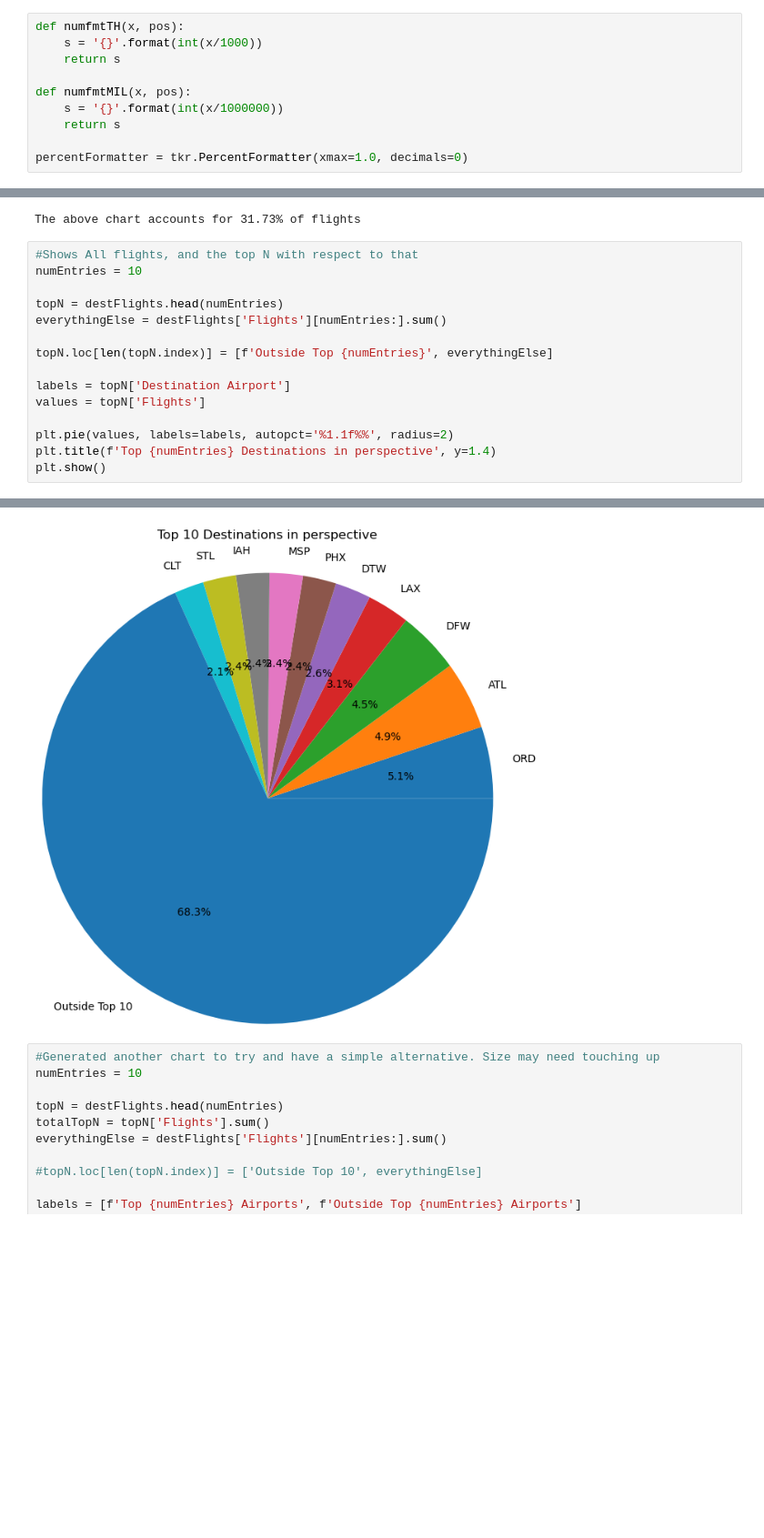
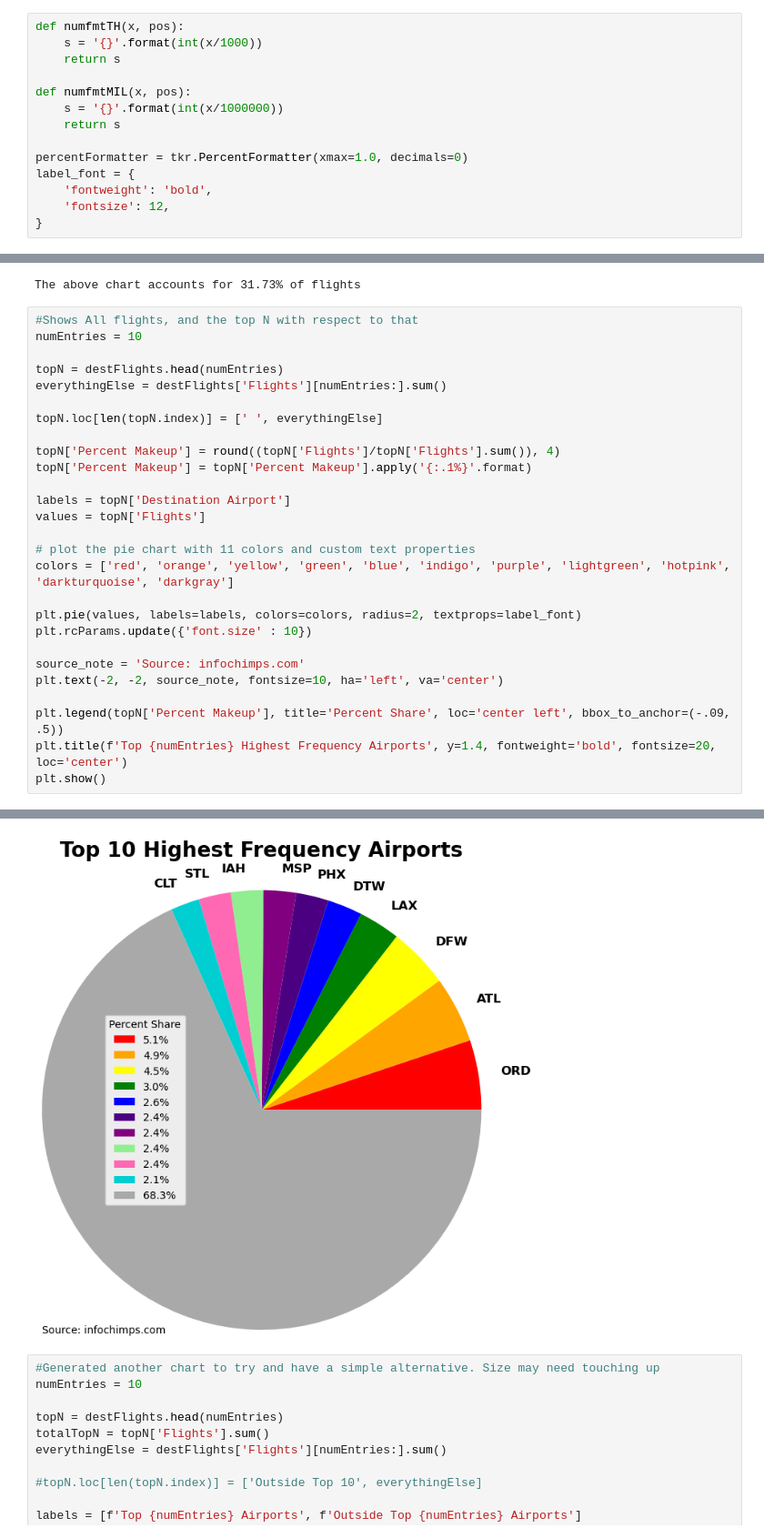
Before and after one commit to gigodata/08-EV-charging, a Jupyter notebook: Chart Generation.ipynb, the cells around one changed output, grey strips where cells are left out. Shown at 91% size. Cells and saved outputs as stored; diff of their text form; blank space fills up the shorter version.

```diff
--- a/Chart Generation.ipynb
+++ b/Chart Generation.ipynb
@@ -23,6 +25,10 @@ def numfmtMIL(x, pos):
     return s
 
 percentFormatter = tkr.PercentFormatter(xmax=1.0, decimals=0)
+label_font = {
+    'fontweight': 'bold',
+    'fontsize': 12,
+}
 # %%
 # Remove where two columns are equal, this step may be skipped
 # New question: how may airports have flights originating and arriving at themselves?
@@ -129,13 +135,25 @@ numEntries = 10
 topN = destFlights.head(numEntries)
 everythingElse = destFlights['Flights'][numEntries:].sum()
 
-topN.loc[len(topN.index)] = [f'Outside Top {numEntries}', everythingElse]
+topN.loc[len(topN.index)] = [' ', everythingElse]
+
+topN['Percent Makeup'] = round((topN['Flights']/topN['Flights'].sum()), 4)
+topN['Percent Makeup'] = topN['Percent Makeup'].apply('{:.1%}'.format)
 
 labels = topN['Destination Airport']
 values = topN['Flights']
 
-plt.pie(values, labels=labels, autopct='%1.1f%%', radius=2)
-plt.title(f'Top {numEntries} Destinations in perspective', y=1.4)
+# plot the pie chart with 11 colors and custom text properties
+colors = ['red', 'orange', 'yellow', 'green', 'blue', 'indigo', 'purple', 'lightgreen', 'hotpink', 'darkturquoise', 'darkgray']
+
+plt.pie(values, labels=labels, colors=colors, radius=2, textprops=label_font)
+plt.rcParams.update({'font.size' : 10})
+
+source_note = 'Source: infochimps.com'
+plt.text(-2, -2, source_note, fontsize=10, ha='left', va='center')
+
+plt.legend(topN['Percent Makeup'], title='Percent Share', loc='center left', bbox_to_anchor=(-.09, .5))
+plt.title(f'Top {numEntries} Highest Frequency Airports', y=1.4, fontweight='bold', fontsize=20, loc='center')
 plt.show()
 # %% [output]
 A value is trying to be set on a copy of a slice from a DataFrame
@@ -145,4 +173,4 @@ See the caveats in the documentation: https://pandas.pydata.org/pandas-docs/stab
-[figure, old version]
+[figure, new version]
 # %%
 #Generated another chart to try and have a simple alternative. Size may need touching up
 numEntries = 10
```
Also changed, not shown: parts of 3 cells of this notebook.
